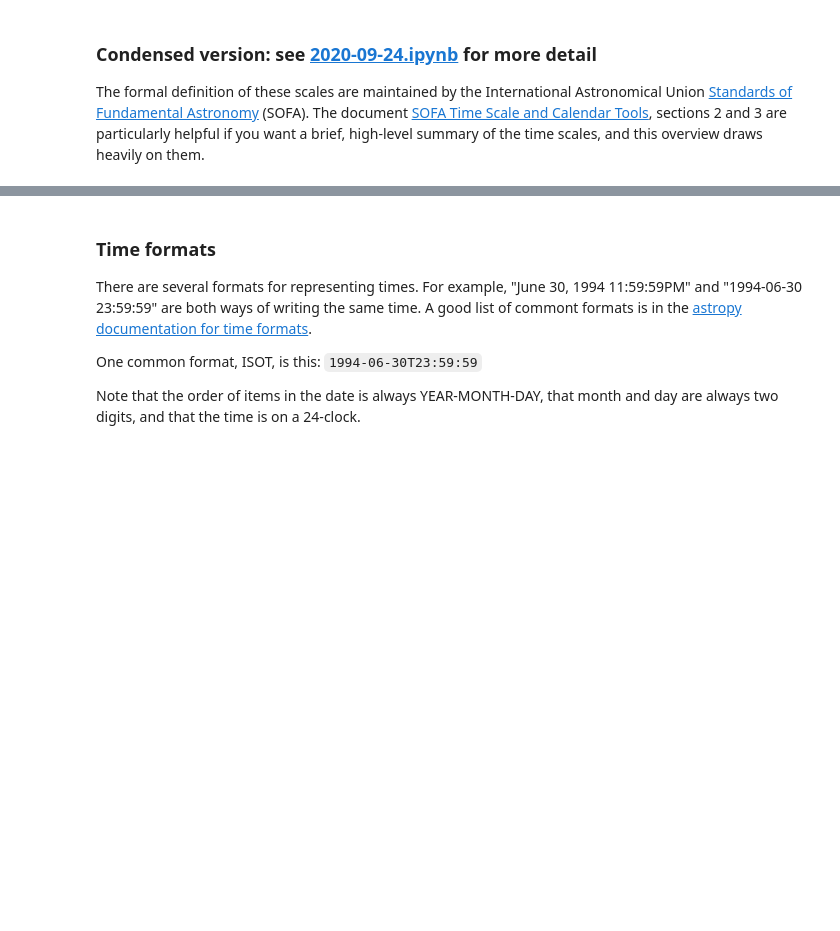
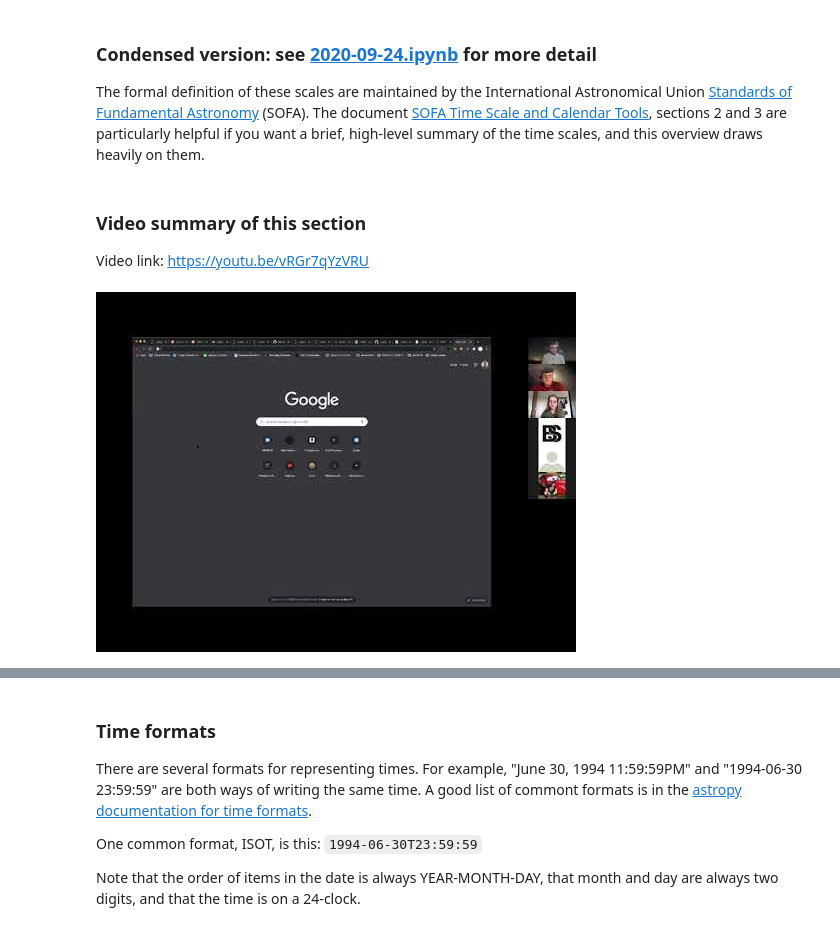
Before and after one commit to mwcraig/ast366-fall-2020, a Jupyter notebook: 2020-09-29.ipynb, the cells around one changed output, grey strips where cells are left out. Cells and saved outputs as stored; diff of their text form; code cells hidden in the pictures; blank space fills up the shorter version.

```diff
--- a/2020-09-29.ipynb
+++ b/2020-09-29.ipynb
@@ -9,6 +9,16 @@
 ### Condensed version: see [2020-09-24.ipynb](2020-09-24.ipynb) for more detail
 
 The formal definition of these scales are maintained by the International Astronomical Union [Standards of Fundamental Astronomy](http://www.iausofa.org/) (SOFA). The document [SOFA Time Scale and Calendar Tools](http://www.iausofa.org/sofa_ts_c.pdf), sections 2 and 3 are particularly helpful if you want a brief, high-level summary of the time scales, and this overview draws heavily on them.
+# %% [markdown]
+### Video summary of this section
+
+Video link: https://youtu.be/vRGr7qYzVRU
+# %%
+from IPython.display import YouTubeVideo
+
+YouTubeVideo('vRGr7qYzVRU')
+# %% [output]
+[figure, added]
 # %% [markdown]
 ### Big picture
 
```
Also changed, not shown: parts of 30 cells of this notebook, 1 other file.
